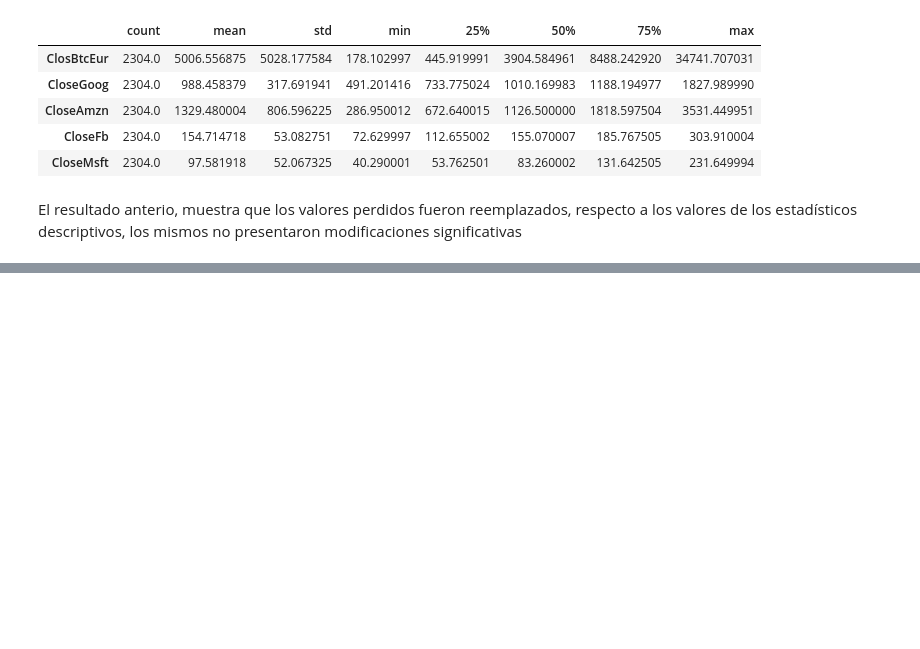
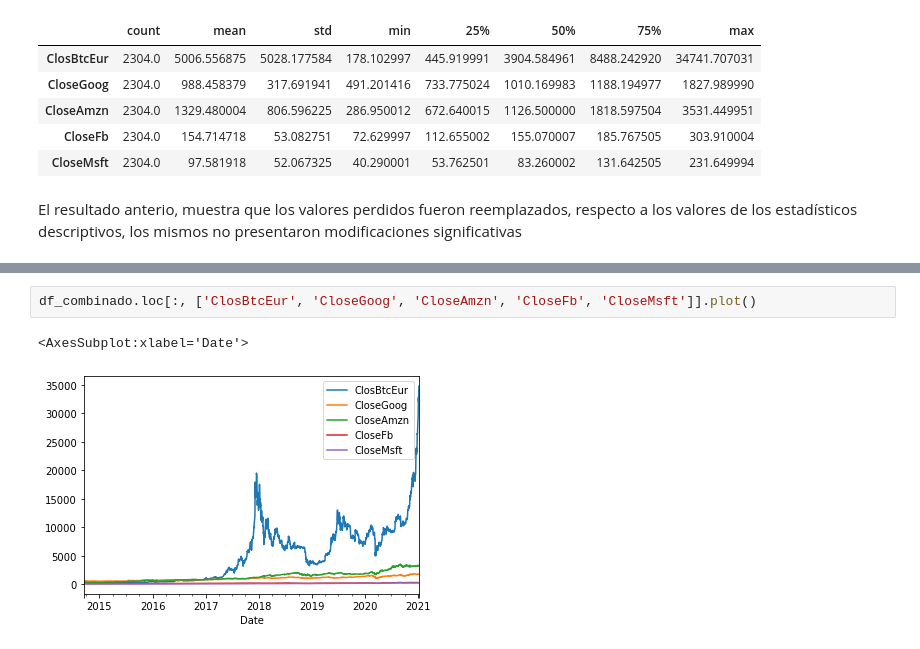
Before and after one commit to SergioDevAlcalde/tfmTelefonica, a Jupyter notebook: script01_LecturaDatosDescriptivosBasicos.ipynb, the cells around one changed output, grey strips where cells are left out. Drawn from its saved outputs; the diff is of its cells as text; blank space fills up the shorter version.

```diff
--- a/script01_LecturaDatosDescriptivosBasicos.ipynb
+++ b/script01_LecturaDatosDescriptivosBasicos.ipynb
@@ -216,0 +224,5 @@ El resultado anterio, muestra que los valores perdidos fueron reemplazados, resp
+# %%
+df_combinado.loc[:, ['ClosBtcEur', 'CloseGoog', 'CloseAmzn', 'CloseFb', 'CloseMsft']].plot()
+# %% [output]
+<AxesSubplot:xlabel='Date'>
+[figure, added]
```
Also changed, not shown: parts of 49 cells of this notebook.
